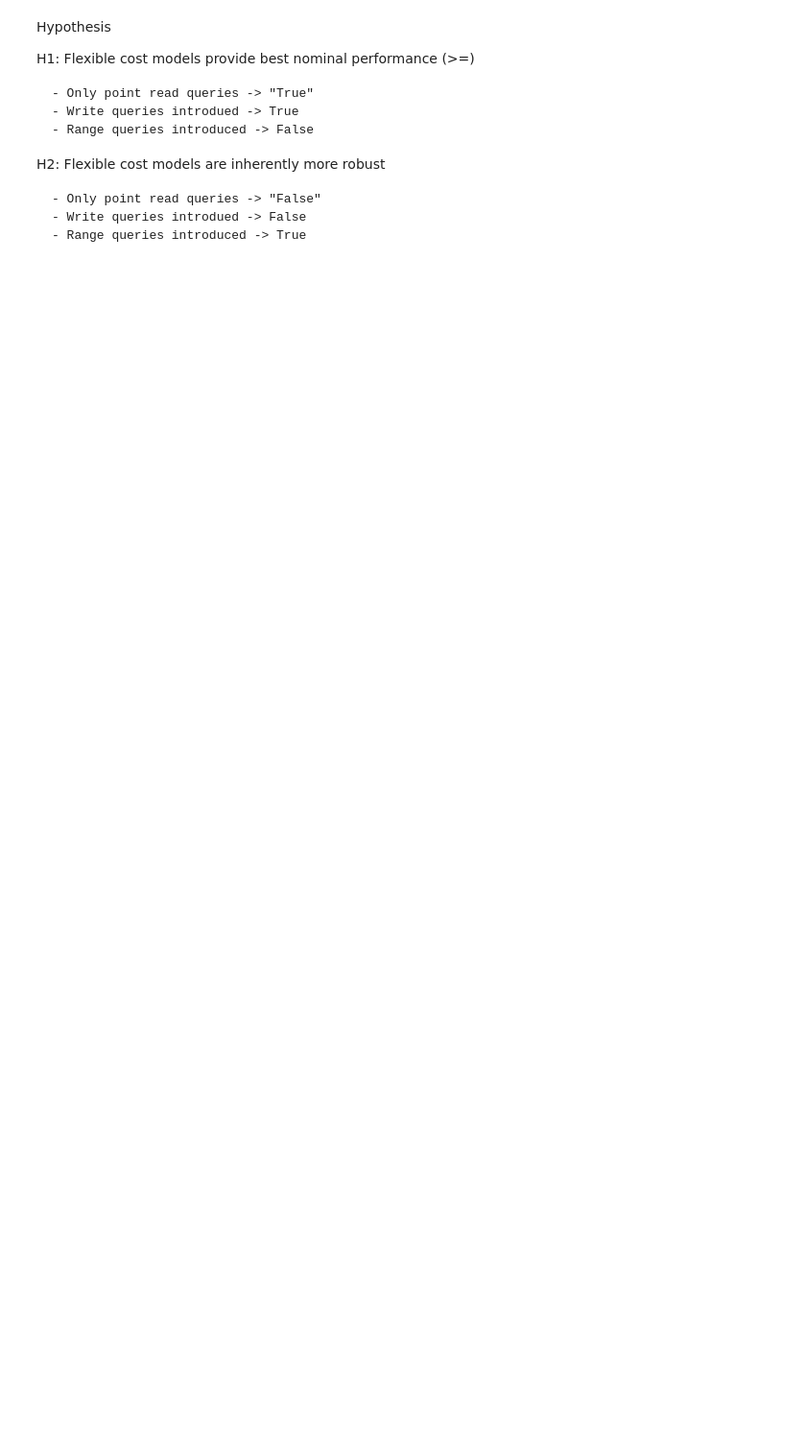
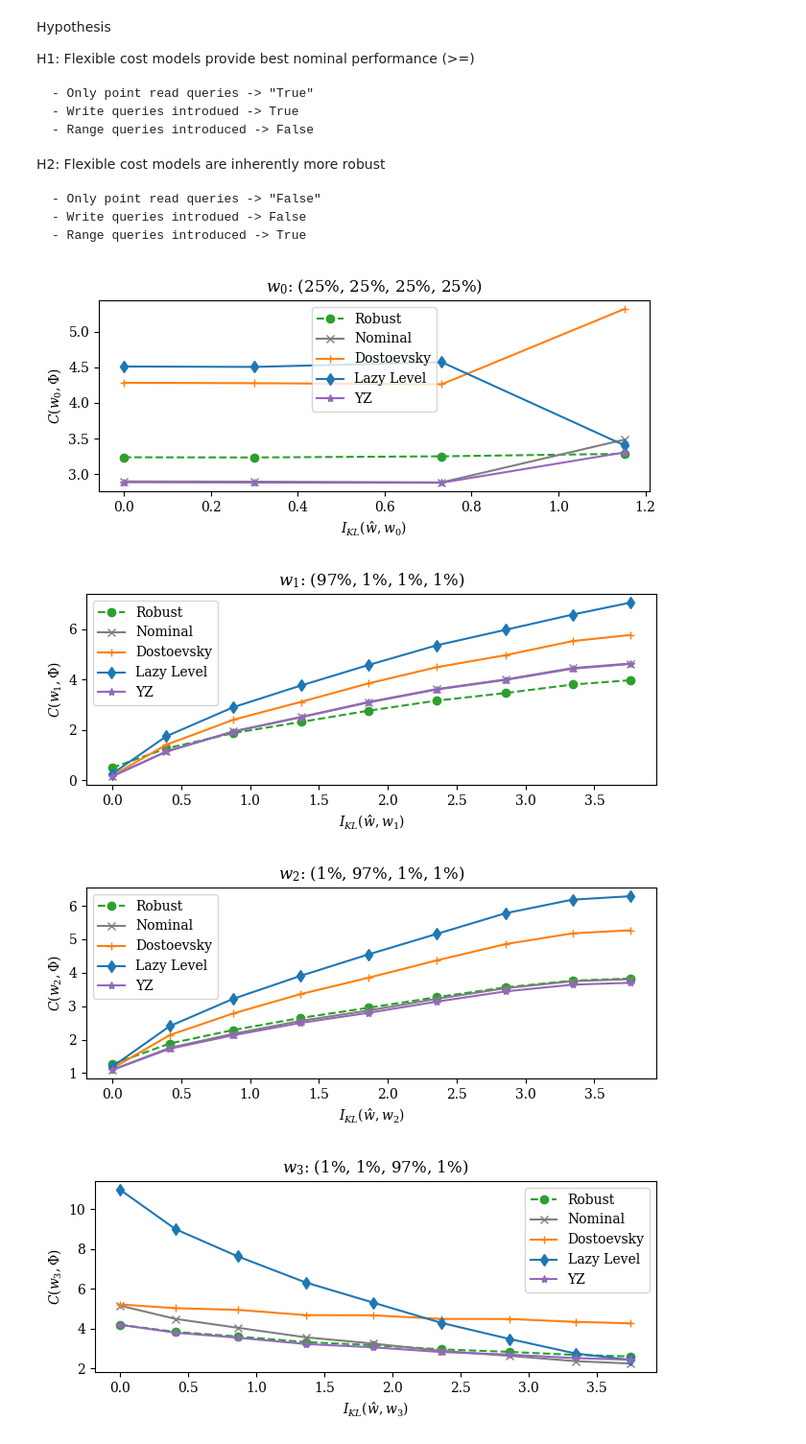
Before and after one commit to ephoris/endure-jupyter, a Jupyter notebook: experiments/nominal_comparisons.ipynb, the cells around one changed output. Shown at 96% size. Cells and saved outputs as stored; diff of their text form; code cells hidden in the pictures; blank space fills up the shorter version.

```diff
--- a/experiments/nominal_comparisons.ipynb
+++ b/experiments/nominal_comparisons.ipynb
@@ -182,7 +234,12 @@ H2: Flexible cost models are inherently more robust
 # %%
 dfs = {}
 for idx, workload in enumerate(wls):
     df, _, fig, ax = create_and_plot(workload, samples)
+    set_size(fig, width=2*3.33, height=1.5*2)
     dfs[idx] = df
     # fig.savefig(f'wl_{idx}.pdf')
 # %% [output]
+[figure, added]
+[figure, added]
+[figure, added]
+[figure, added]
```
Also changed, not shown: parts of 15 cells of this notebook, 1 other file.
